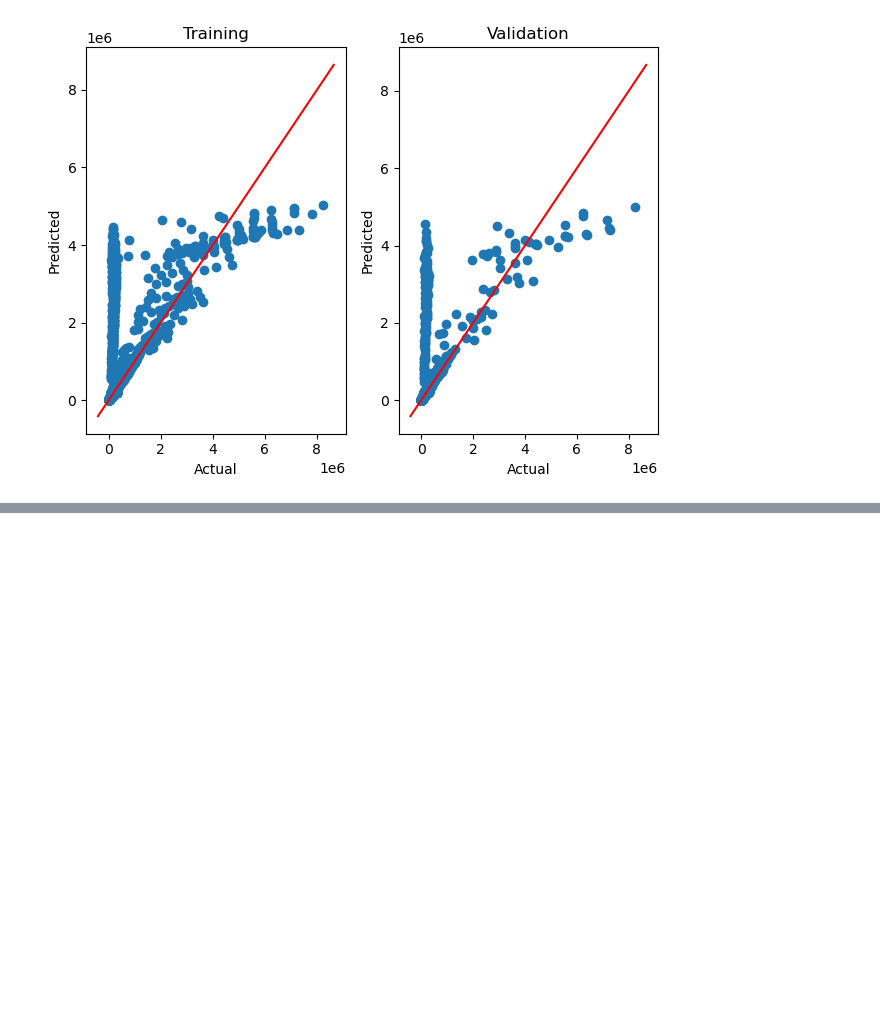
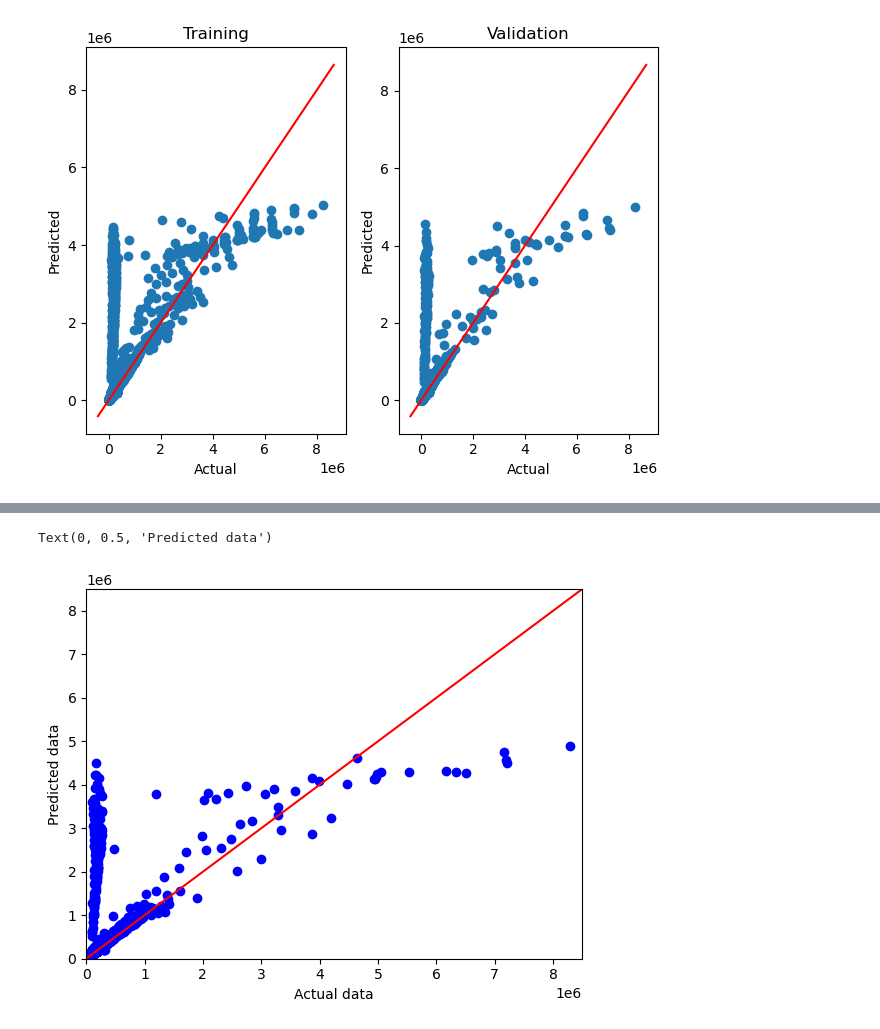
Before and after one commit to ChamodiWidanage/Pressure_history_2, a Jupyter notebook: Pressure_profiles_codes_section_1_regression/Profile_ANN_model_5.ipynb, the cells around one changed output, grey strips where cells are left out. Saved outputs shown, nothing was run; the diff lists cells and outputs as text; code cells hidden in the pictures; blank space fills up the shorter version.

```diff
--- a/Pressure_profiles_codes_section_1_regression/Profile_ANN_model_5.ipynb
+++ b/Pressure_profiles_codes_section_1_regression/Profile_ANN_model_5.ipynb
@@ -363,10 +375,13 @@ print(np.concatenate((y_pred.reshape(len(y_pred),1), y_test.reshape(len(y_test),
 # %%
 import matplotlib.pyplot as plt
 plt.scatter(y_test, y_pred, color="blue")
-#plt.plot ([0,8500000],[0,8500000], color = "red")
-#plt.axis ([0,8500000,0,8500000])
+plt.plot ([0,8500000],[0,8500000], color = "red")
+plt.axis ([0,8500000,0,8500000])
 plt.xlabel ('Actual data')
 plt.ylabel ('Predicted data')
+# %% [output]
+Text(0, 0.5, 'Predicted data')
+[figure, added]
 # %%
 from sklearn.metrics import r2_score
 # Initialize layout
```
Also changed, not shown: parts of 4 cells of this notebook, 25 other files.
